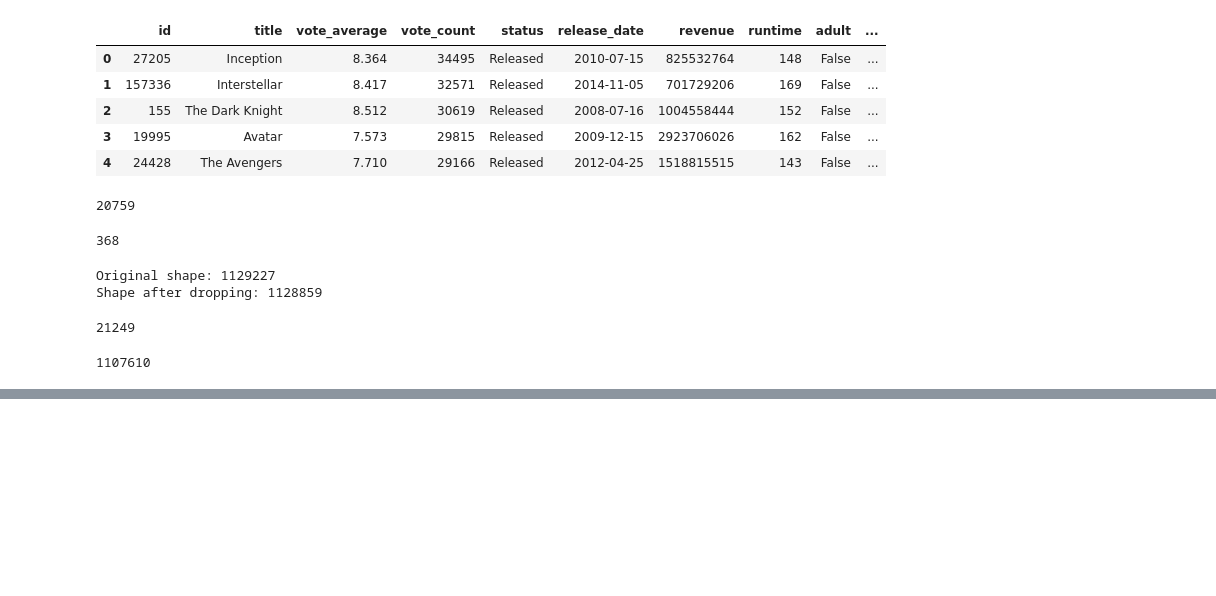
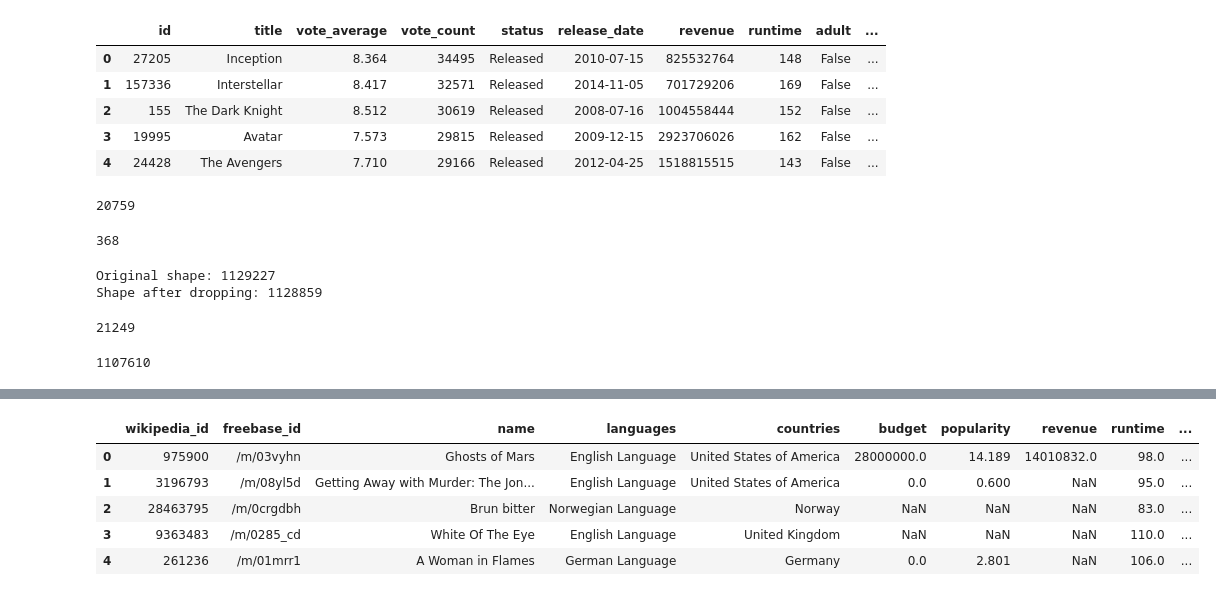
Before and after one commit to epfl-ada/ada-2024-project-semex24, a Jupyter notebook: src/data/data_cleaning_and_merging.ipynb, the cells around one changed output, grey strips where cells are left out. Saved outputs shown, nothing was run; the diff lists cells and outputs as text; code cells hidden in the pictures; blank space fills up the shorter version.

```diff
--- a/src/data/data_cleaning_and_merging.ipynb
+++ b/src/data/data_cleaning_and_merging.ipynb
@@ -335,10 +330,13 @@ merged_data['release_date'] = np.where(
 )
 
 # We are going to drop the columns that we don't need anymore
-merged_data.drop(columns=['revenue_wiki', 'revenue_kaggle', 'runtime_wiki', 'runtime_kaggle', 'genres_wiki', 'genres_kaggle', 'production_countries', 'spoken_languages', 'keywords', 'id', 'title', 'vote_average', 'vote_count','status', 'release_date_kaggle', 'release_date_wiki', 'adult','backdrop_path','homepage','imdb_id','keywords','spoken_languages', 'tagline','production_companies','poster_path'], inplace=True)
+merged_data.drop(columns=['revenue_wiki', 'revenue_kaggle', 'runtime_wiki', 'runtime_kaggle', 'genres_wiki', 'genres_kaggle', 'production_countries', 'spoken_languages',
+                          'keywords', 'id', 'title', 'vote_average', 'vote_count','status', 'release_date_kaggle', 'release_date_wiki', 'adult','backdrop_path','homepage','imdb_id',
+                          'keywords','spoken_languages', 'tagline','production_companies','poster_path', 'original_language','original_title','overview','release_year_merge'], inplace=True)
 
 
 # add duplicates back to the dataset
+duplicates = duplicates.drop(columns=['release_year_merge']) # we don't want this column in our dataset
 merged_data = pd.concat([merged_data, duplicates])
 #show all the columns
 pd.set_option('display.max_columns', None)
@@ -391 +385,10 @@ Year and month release date count:1117
 Missing release date count:6778
+# %%
+merged_data.head()
+# %% [output]
+|  | wikipedia_id | freebase_id | name | languages | countries | budget | popularity | revenue | runtime | ... |
+| 0 | 975900 | /m/03vyhn | Ghosts of Mars | English Language | United States of America | 28000000.0 | 14.189 | 14010832.0 | 98.0 | ... |
+| 1 | 3196793 | /m/08yl5d | Getting Away with Murder: The Jon... | English Language | United States of America | 0.0 | 0.600 | NaN | 95.0 | ... |
+| 2 | 28463795 | /m/0crgdbh | Brun bitter | Norwegian Language | Norway | NaN | NaN | NaN | 83.0 | ... |
+| 3 | 9363483 | /m/0285_cd | White Of The Eye | English Language | United Kingdom | NaN | NaN | NaN | 110.0 | ... |
+| 4 | 261236 | /m/01mrr1 | A Woman in Flames | German Language | Germany | 0.0 | 2.801 | NaN | 106.0 | ... |
```
Also changed, not shown: parts of 7 cells of this notebook.
